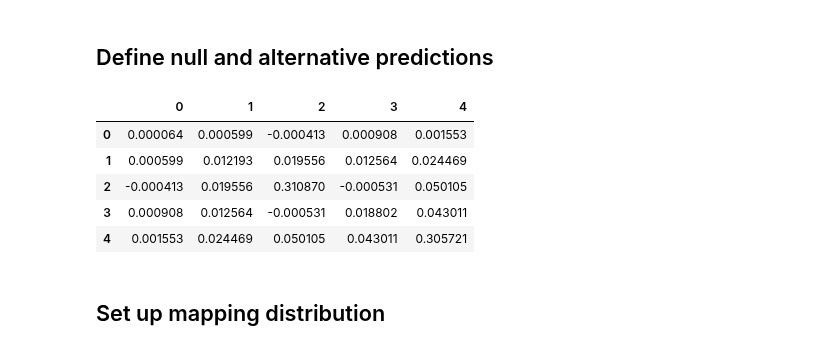
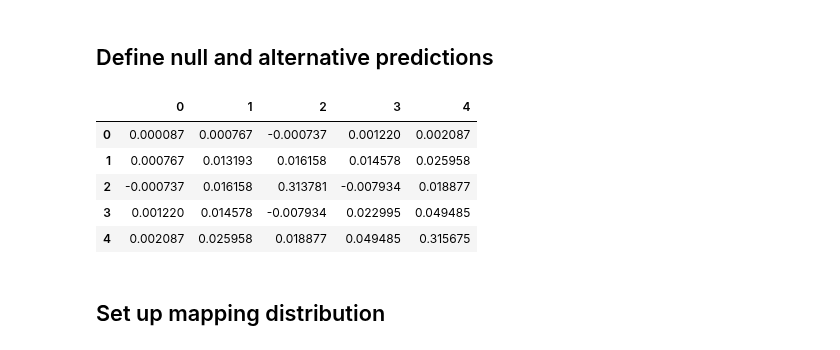
Before and after one commit to lorenzennio/redist, a Jupyter notebook: test_eos.ipynb, the cells around one changed output. Drawn from its saved outputs; the diff is of its cells as text; code cells hidden in the pictures.

```diff
--- a/test_eos.ipynb
+++ b/test_eos.ipynb
@@ -30,9 +30,7 @@ def analysis():
         ],
         'likelihood': [
             'B->D::f_++f_0@HPQCD:2015A',
-            'B->D::f_++f_0@FNAL+MILC:2015B',
-            'B^0->D^+e^-nu::BRs@Belle:2015A',
-            'B^0->D^+mu^-nu::BRs@Belle:2015A'
+            'B->D::f_++f_0@FNAL+MILC:2015B'
         ]
     }
 
@@ -168,17 +166,22 @@ class alt:
 null = null()
 alt = alt()
 # %%
-# TODO better way to get covariance matrix ?
-pars, _ = alt.ana.sample(N=5000, stride=5, pre_N=1000, preruns=3, rng=rng)
+# get covariance matrix
+pars = []
+for n in range(0,5):
+    rng = np.random.mtrand.RandomState(74205+n)
+    p, _ = alt.ana.sample(N=5000, stride=5, pre_N=1000, preruns=5, rng=rng)
+    pars += p.tolist()
+pars = np.array(pars)
 cov = np.cov(pars.T).tolist()
 pd.DataFrame(cov).style.background_gradient(cmap='RdBu')
 # %% [output]
 |  | 0 | 1 | 2 | 3 | 4 |
-| 0 | 0.000064 | 0.000599 | -0.000413 | 0.000908 | 0.001553 |
-| 1 | 0.000599 | 0.012193 | 0.019556 | 0.012564 | 0.024469 |
-| 2 | -0.000413 | 0.019556 | 0.310870 | -0.000531 | 0.050105 |
-| 3 | 0.000908 | 0.012564 | -0.000531 | 0.018802 | 0.043011 |
-| 4 | 0.001553 | 0.024469 | 0.050105 | 0.043011 | 0.305721 |
+| 0 | 0.000087 | 0.000767 | -0.000737 | 0.001220 | 0.002087 |
+| 1 | 0.000767 | 0.013193 | 0.016158 | 0.014578 | 0.025958 |
+| 2 | -0.000737 | 0.016158 | 0.313781 | -0.007934 | 0.018877 |
+| 3 | 0.001220 | 0.014578 | -0.007934 | 0.022995 | 0.049485 |
+| 4 | 0.002087 | 0.025958 | 0.018877 | 0.049485 | 0.315675 |
 # %% [markdown]
 ## Set up mapping distribution
 # %%
```
Also changed, not shown: parts of 12 cells of this notebook.
